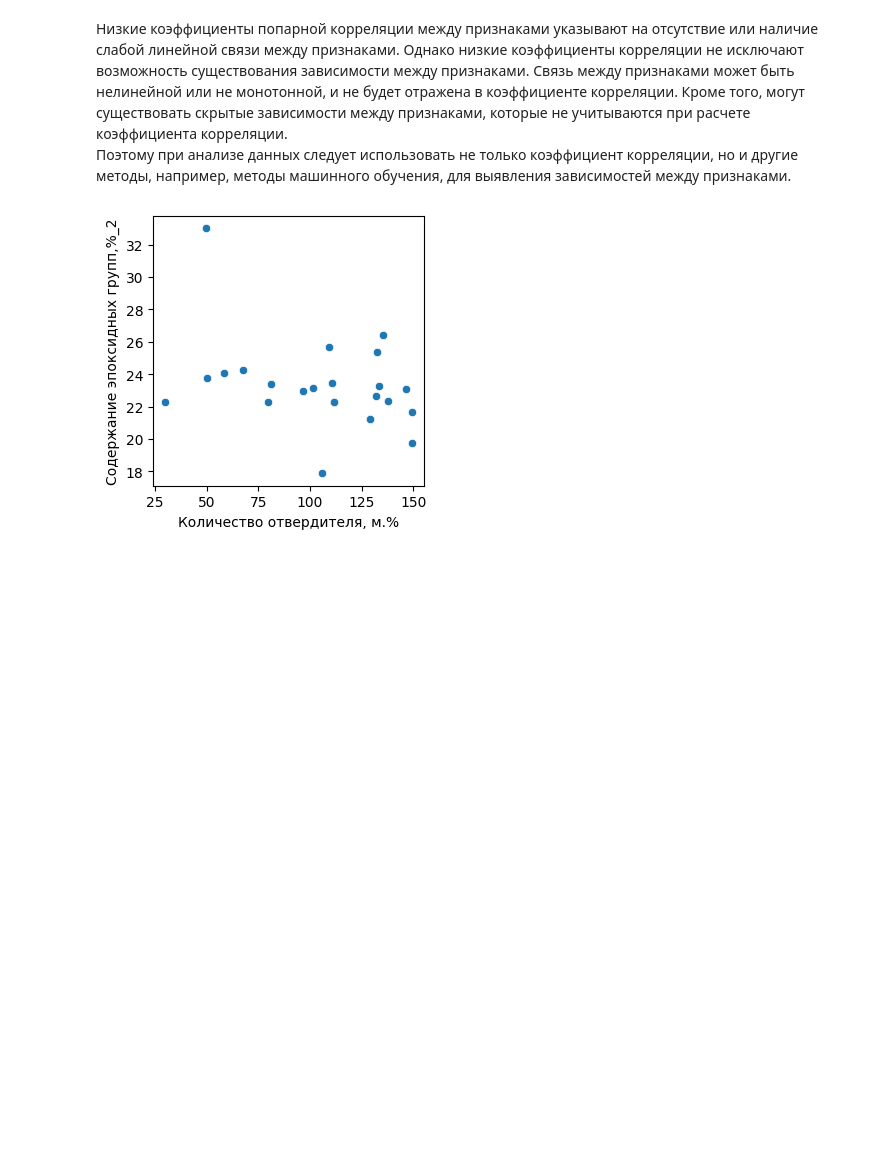
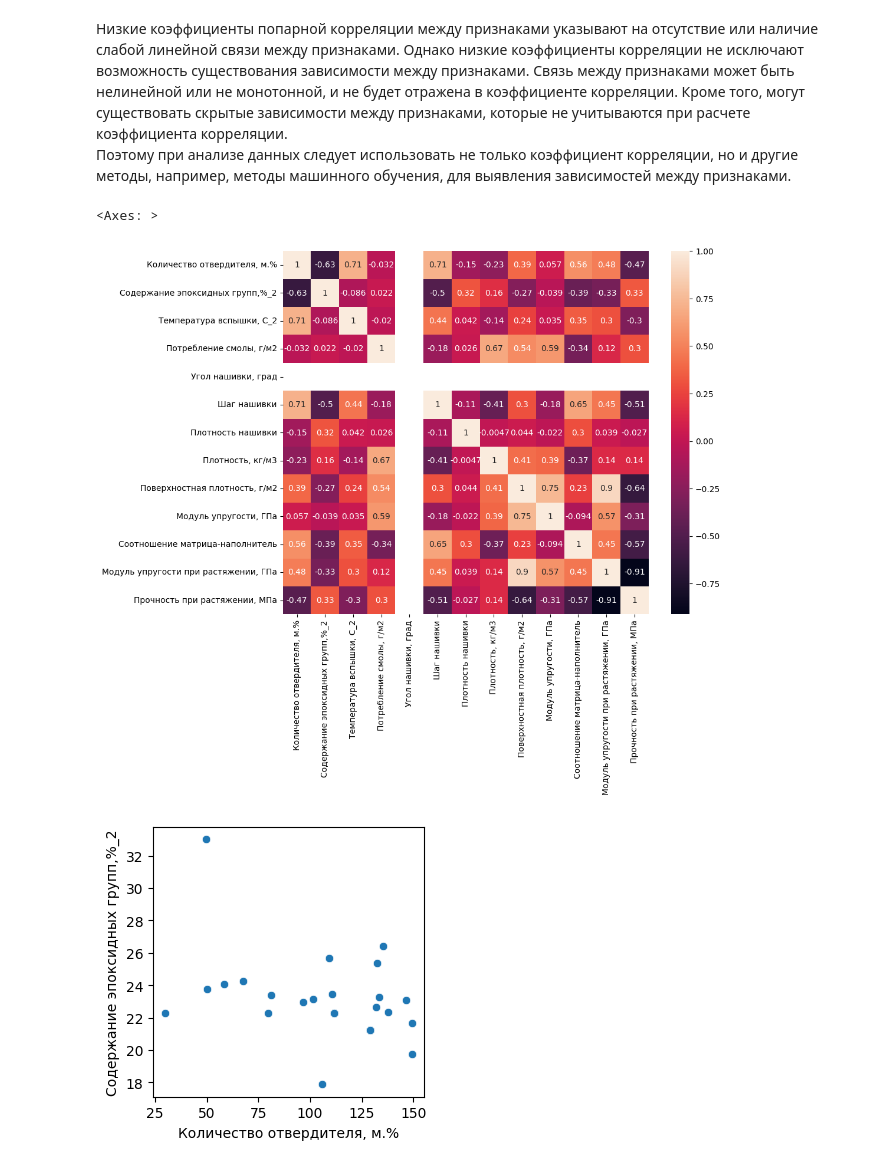
Before and after one commit to Svkhorol/Diploma-Project-Bauman-MSTU, a Jupyter notebook: notebooks/scratches/1_EDA-40rows (не включать).ipynb, the cells around one changed output. Drawn from its saved outputs; the diff is of its cells as text; code cells hidden in the pictures; blank space fills up the shorter version.

```diff
--- a/notebooks/scratches/1_EDA-40rows (не включать).ipynb
+++ b/notebooks/scratches/1_EDA-40rows (не включать).ipynb
@@ -236,6 +237,13 @@ sns.heatmap(corr_table, annot=True)
 # %% [markdown]
 Низкие коэффициенты попарной корреляции между признаками указывают на отсутствие или наличие слабой линейной связи между признаками. Однако низкие коэффициенты корреляции не исключают возможность существования зависимости между признаками. Связь между признаками может быть нелинейной или не монотонной, и не будет отражена в коэффициенте корреляции. Кроме того, могут существовать скрытые зависимости между признаками, которые не учитываются при расчете коэффициента корреляции.
 Поэтому при анализе данных следует использовать не только коэффициент корреляции, но и другие методы, например, методы машинного обучения, для выявления зависимостей между признаками.
+# %%
+# 19 строк
+plt.figure(figsize=(10,8))
+sns.heatmap(data[:19].corr(), annot=True)
+# %% [output]
+<Axes: >
+[figure, added]
 # %%
 # Несколько важных частных зависимостей посмотреть подробнее
 
```
Also changed, not shown: parts of 1 cell of this notebook, 16 other files.
